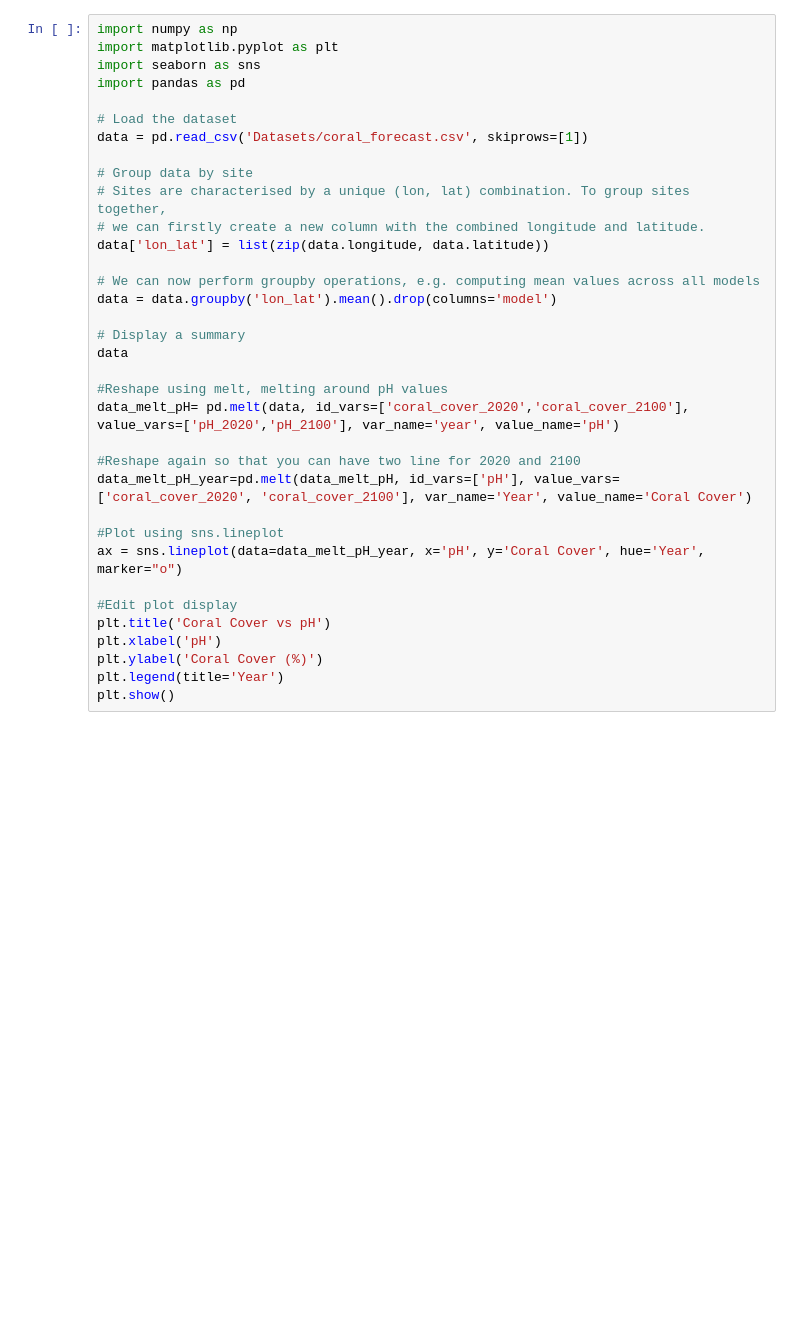
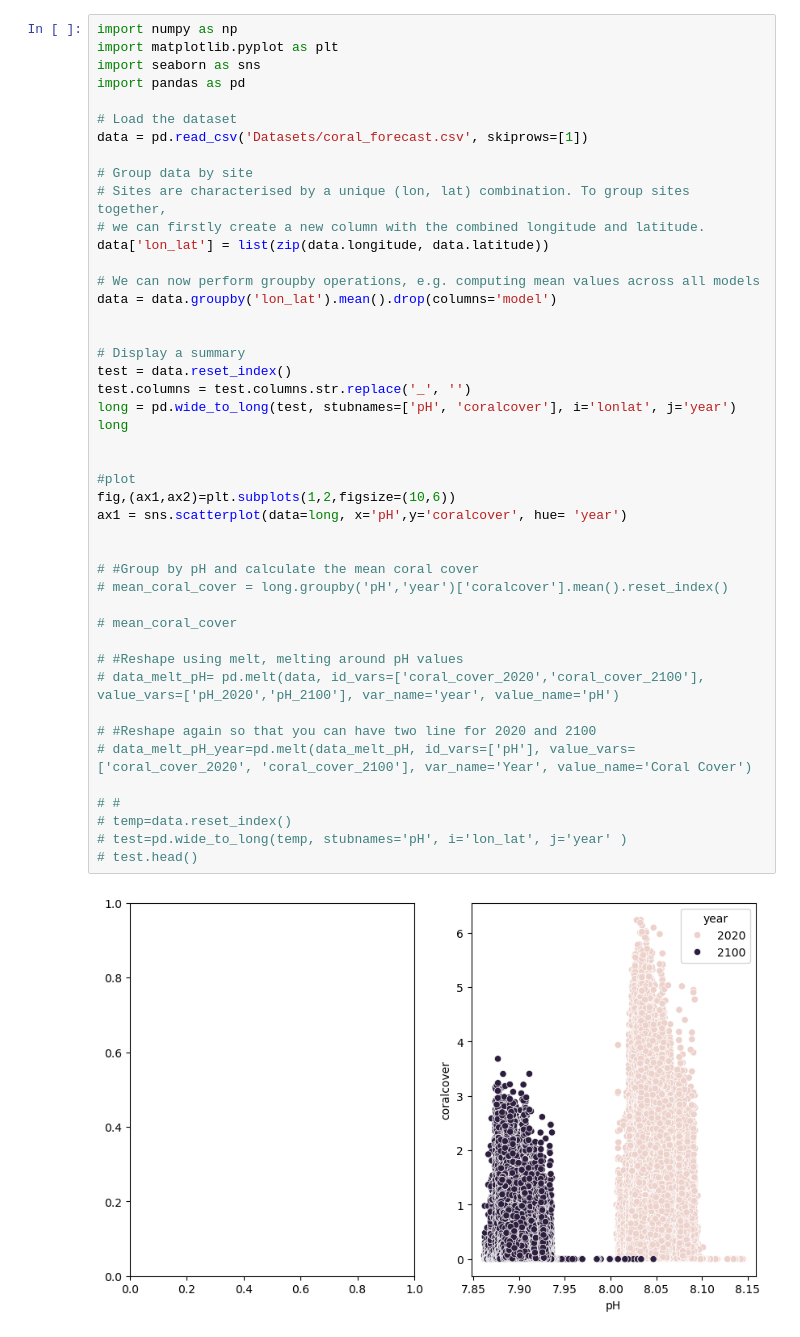
Before and after one commit to jakereichard/691I-final-project, a Jupyter notebook: Test plots-1.ipynb, the cells around one changed output. Drawn from its saved outputs; the diff is of its cells as text; blank space fills up the shorter version.

Commit message:
second plot

```diff
--- a/Test plots-1.ipynb
+++ b/Test plots-1.ipynb
@@ -52,35 +53,47 @@ plt.show()
 # %%
 import numpy as np
 import matplotlib.pyplot as plt
 import seaborn as sns
 import pandas as pd
 
 # Load the dataset
 data = pd.read_csv('Datasets/coral_forecast.csv', skiprows=[1])
 
 # Group data by site
 # Sites are characterised by a unique (lon, lat) combination. To group sites together,
 # we can firstly create a new column with the combined longitude and latitude.
 data['lon_lat'] = list(zip(data.longitude, data.latitude))
 
 # We can now perform groupby operations, e.g. computing mean values across all models
 data = data.groupby('lon_lat').mean().drop(columns='model')
 
+
 # Display a summary
-data
+test = data.reset_index()
+test.columns = test.columns.str.replace('_', '')
+long = pd.wide_to_long(test, stubnames=['pH', 'coralcover'], i='lonlat', j='year')
+long
 
-#Reshape using melt, melting around pH values
-data_melt_pH= pd.melt(data, id_vars=['coral_cover_2020','coral_cover_2100'], value_vars=['pH_2020','pH_2100'], var_name='year', value_name='pH')
 
-#Reshape again so that you can have two line for 2020 and 2100
-data_melt_pH_year=pd.melt(data_melt_pH, id_vars=['pH'], value_vars= ['coral_cover_2020', 'coral_cover_2100'], var_name='Year', value_name='Coral Cover')
+#plot
+fig,(ax1,ax2)=plt.subplots(1,2,figsize=(10,6))
+ax1 = sns.scatterplot(data=long, x='pH',y='coralcover', hue= 'year')
 
-#Plot using sns.lineplot
-ax = sns.lineplot(data=data_melt_pH_year, x='pH', y='Coral Cover', hue='Year', marker="o")
 
-#Edit plot display
-plt.title('Coral Cover vs pH')
-plt.xlabel('pH')
-plt.ylabel('Coral Cover (%)')
-plt.legend(title='Year')
-plt.show()
+# #Group by pH and calculate the mean coral cover
+# mean_coral_cover = long.groupby('pH','year')['coralcover'].mean().reset_index()
+
+# mean_coral_cover
+
+# #Reshape using melt, melting around pH values
+# data_melt_pH= pd.melt(data, id_vars=['coral_cover_2020','coral_cover_2100'], value_vars=['pH_2020','pH_2100'], var_name='year', value_name='pH')
+
+# #Reshape again so that you can have two line for 2020 and 2100
+# data_melt_pH_year=pd.melt(data_melt_pH, id_vars=['pH'], value_vars= ['coral_cover_2020', 'coral_cover_2100'], var_name='Year', value_name='Coral Cover')
+
+# #
+# temp=data.reset_index()
+# test=pd.wide_to_long(temp, stubnames='pH', i='lon_lat', j='year' )
+# test.head()
+# %% [output]
+[figure, added]
```
Also changed, not shown: parts of 3 cells of this notebook.
